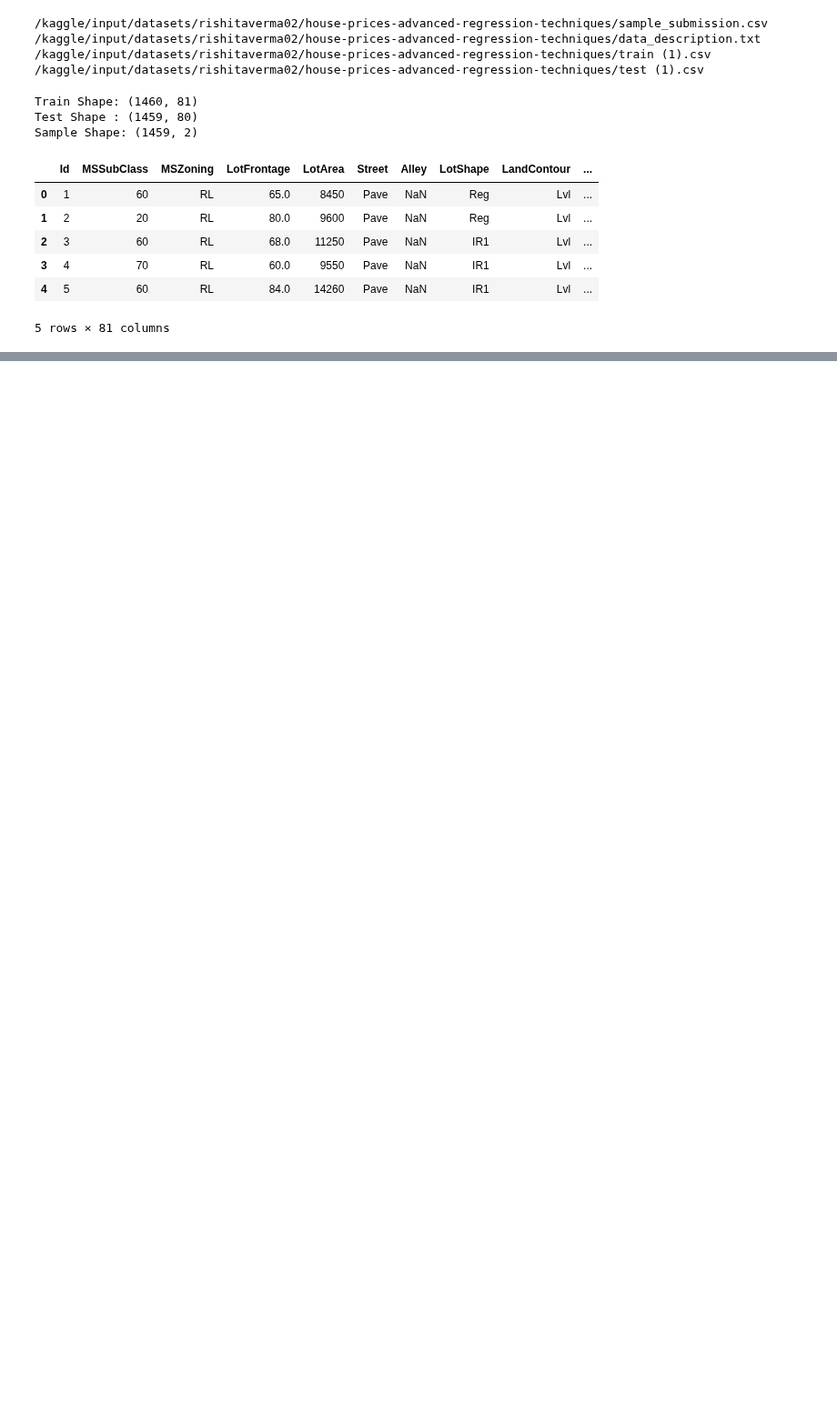
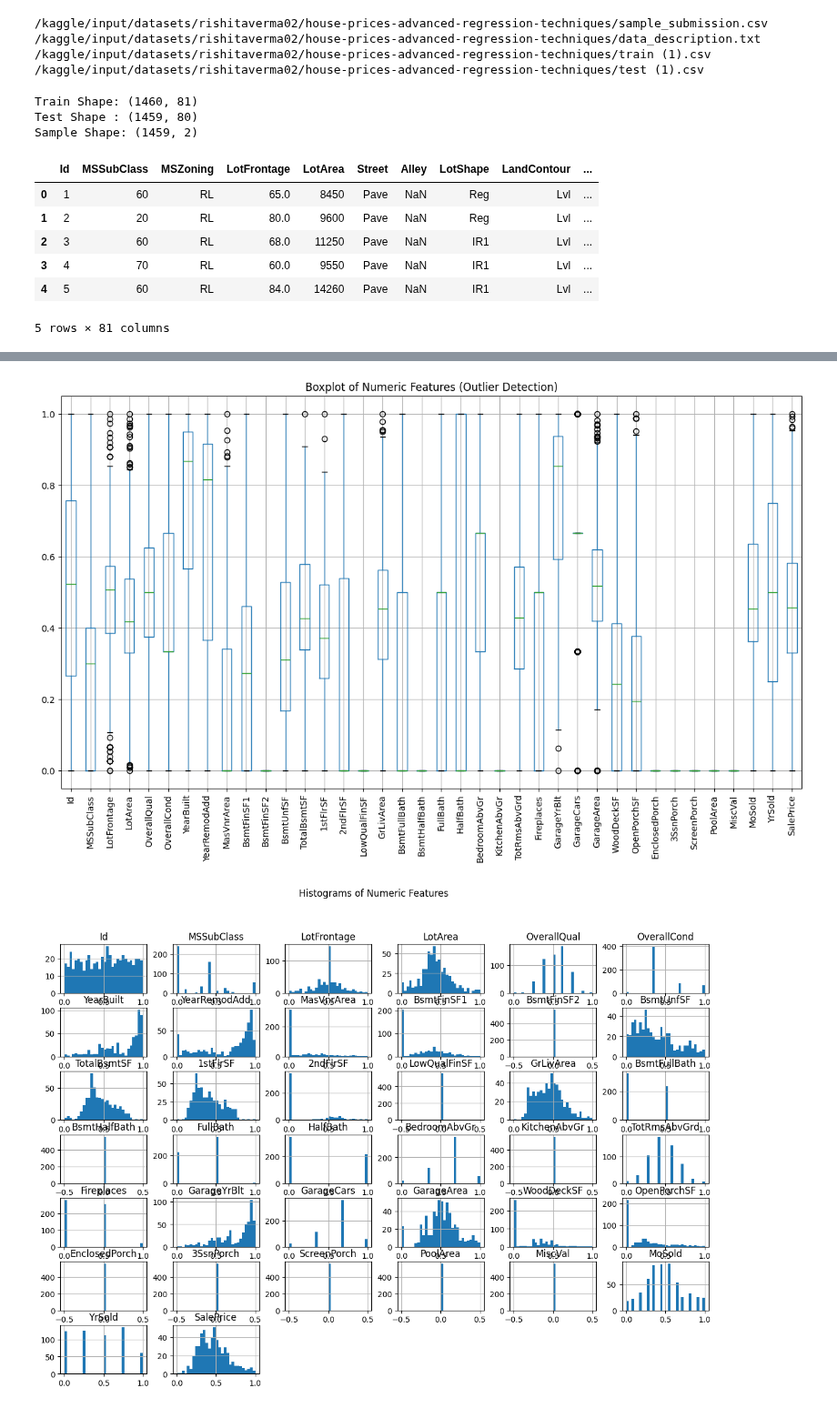
Before and after one commit to alirezaderavi/House-Prices-Advanced-Regression-Techniques, a Jupyter notebook: house-prices-advanced-regression-techniques.ipynb, the cells around one changed output, grey strips where cells are left out. Shown at 91% size. Saved outputs shown, nothing was run; the diff lists cells and outputs as text; code cells hidden in the pictures; blank space fills up the shorter version.

```diff
--- a/house-prices-advanced-regression-techniques.ipynb
+++ b/house-prices-advanced-regression-techniques.ipynb
@@ -248,0 +280,5 @@ print(missing)
+# %%
+visualize_outliers(cleaned_df)
+# %% [output]
+[figure, added]
+[figure, added]
```
Also changed, not shown: parts of 3 cells of this notebook.
